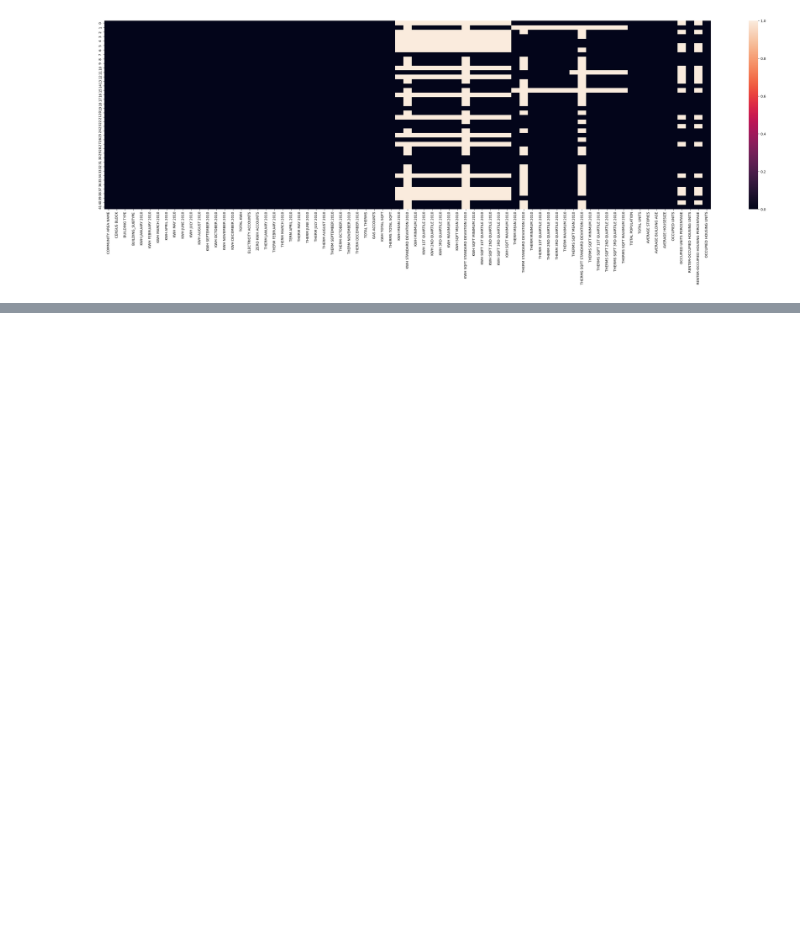
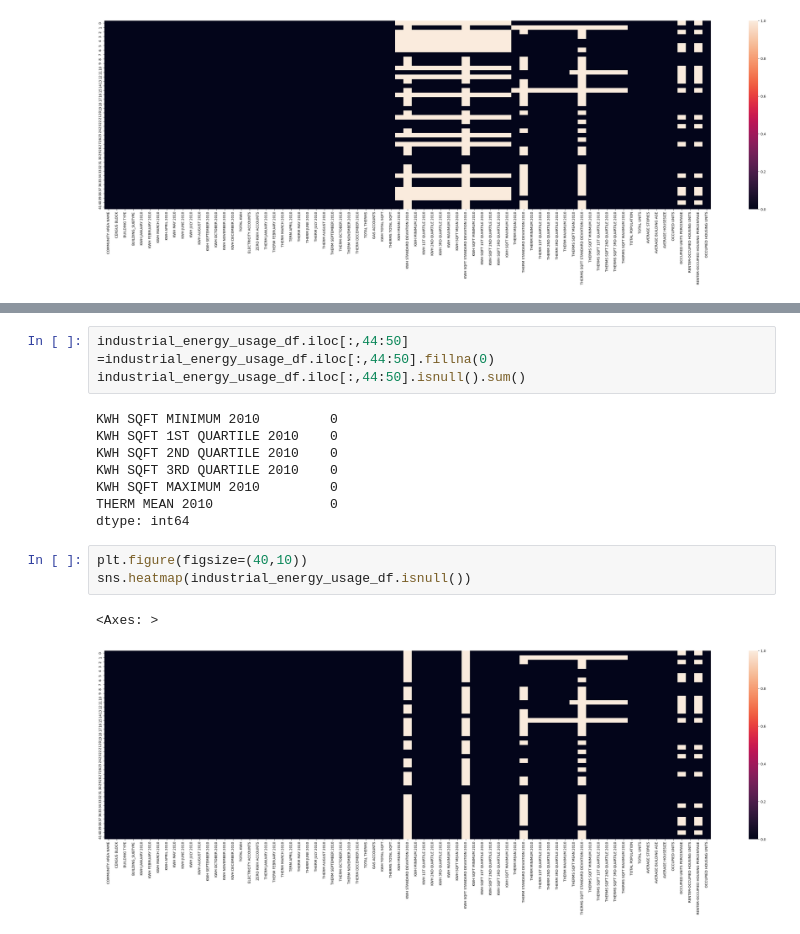
Before and after one commit to Gourav052003/Machine-Learning-Solutions-for-Predicting-Municipal-Waste-Costs-and-Sustainable-Resource-Management, a Jupyter notebook: Energy Usage.ipynb, the cells around one changed output, grey strips where cells are left out. Saved outputs shown, nothing was run; the diff lists cells and outputs as text; blank space fills up the shorter version.

```diff
--- a/Energy Usage.ipynb
+++ b/Energy Usage.ipynb
@@ -178,0 +196,17 @@ sns.heatmap(industrial_energy_usage_df.isnull())
+# %%
+industrial_energy_usage_df.iloc[:,44:50] =industrial_energy_usage_df.iloc[:,44:50].fillna(0)
+industrial_energy_usage_df.iloc[:,44:50].isnull().sum()
+# %% [output]
+KWH SQFT MINIMUM 2010         0
+KWH SQFT 1ST QUARTILE 2010    0
+KWH SQFT 2ND QUARTILE 2010    0
+KWH SQFT 3RD QUARTILE 2010    0
+KWH SQFT MAXIMUM 2010         0
+THERM MEAN 2010               0
+dtype: int64
+# %%
+plt.figure(figsize=(40,10))
+sns.heatmap(industrial_energy_usage_df.isnull())
+# %% [output]
+<Axes: >
+[figure, added]
```
Also changed, not shown: parts of 16 cells of this notebook.
